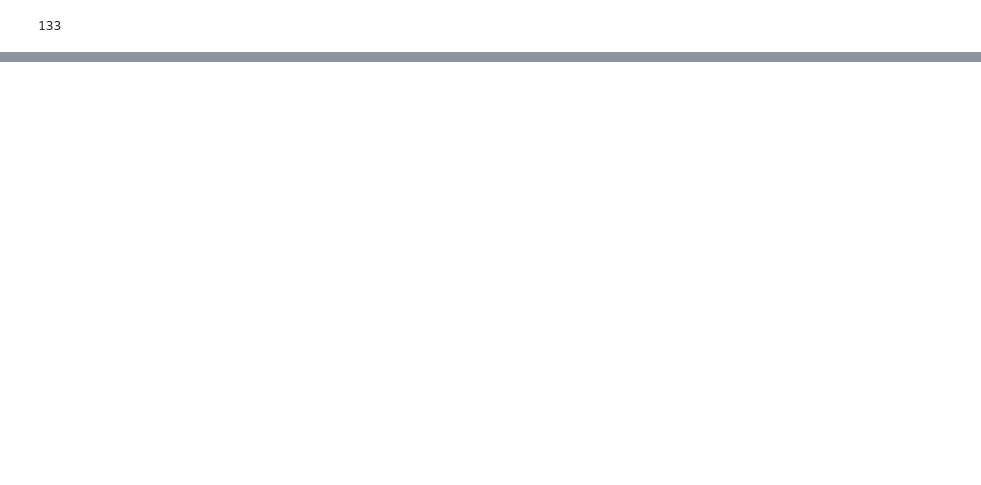
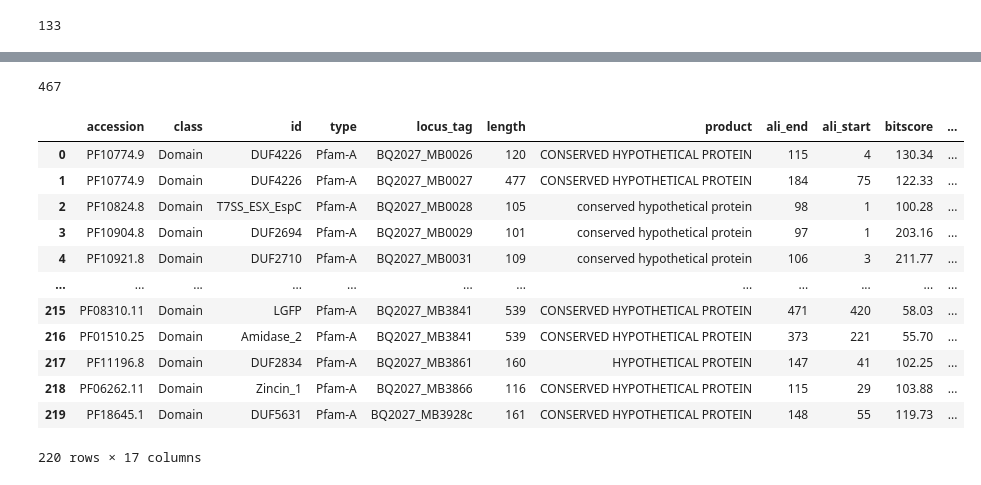
Before and after one commit to dmnfarrell/snipgenie, a Jupyter notebook: notebooks/PE_PPE.ipynb, the cells around one changed output, grey strips where cells are left out. Drawn from its saved outputs; the diff is of its cells as text; code cells hidden in the pictures; blank space fills up the shorter version.

```diff
--- a/notebooks/PE_PPE.ipynb
+++ b/notebooks/PE_PPE.ipynb
@@ -78,0 +88,34 @@ res
+# %%
+labels=['hypothetical protein','conserved protein','conserved hypothetical',
+        'unknown protein','uncharacterized','hypothetical alanine']
+def find_unknown(x):
+    for l in labels:
+        if l in str(x).lower():
+            return True
+    return False
+
+g['hypothetical'] = g['product'].apply(find_unknown,1)
+h = g[g.hypothetical==True]
+print (len(h))
+# %% [output]
+467
+# %%
+#known = pd.read_csv('hypothetical_pfam.csv')
+res2 = find_pfam_domains(h)
+res2.to_csv('hypothetical_pfam.csv')
+# %%
+res2
+# %% [output]
+|  | accession | class | id | type | locus_tag | length | product | ali_end | ali_start | bitscore | ... |
+| 0 | PF10774.9 | Domain | DUF4226 | Pfam-A | BQ2027_MB0026 | 120 | CONSERVED HYPOTHETICAL PROTEIN | 115 | 4 | 130.34 | ... |
+| 1 | PF10774.9 | Domain | DUF4226 | Pfam-A | BQ2027_MB0027 | 477 | CONSERVED HYPOTHETICAL PROTEIN | 184 | 75 | 122.33 | ... |
+| 2 | PF10824.8 | Domain | T7SS_ESX_EspC | Pfam-A | BQ2027_MB0028 | 105 | conserved hypothetical protein | 98 | 1 | 100.28 | ... |
+| 3 | PF10904.8 | Domain | DUF2694 | Pfam-A | BQ2027_MB0029 | 101 | conserved hypothetical protein | 97 | 1 | 203.16 | ... |
+| 4 | PF10921.8 | Domain | DUF2710 | Pfam-A | BQ2027_MB0031 | 109 | conserved hypothetical protein | 106 | 3 | 211.77 | ... |
+| ... | ... | ... | ... | ... | ... | ... | ... | ... | ... | ... | ... |
+| 215 | PF08310.11 | Domain | LGFP | Pfam-A | BQ2027_MB3841 | 539 | CONSERVED HYPOTHETICAL PROTEIN | 471 | 420 | 58.03 | ... |
+| 216 | PF01510.25 | Domain | Amidase_2 | Pfam-A | BQ2027_MB3841 | 539 | CONSERVED HYPOTHETICAL PROTEIN | 373 | 221 | 55.70 | ... |
+| 217 | PF11196.8 | Domain | DUF2834 | Pfam-A | BQ2027_MB3861 | 160 | HYPOTHETICAL PROTEIN | 147 | 41 | 102.25 | ... |
+| 218 | PF06262.11 | Domain | Zincin_1 | Pfam-A | BQ2027_MB3866 | 116 | CONSERVED HYPOTHETICAL PROTEIN | 115 | 29 | 103.88 | ... |
+| 219 | PF18645.1 | Domain | DUF5631 | Pfam-A | BQ2027_MB3928c | 161 | CONSERVED HYPOTHETICAL PROTEIN | 148 | 55 | 119.73 | ... |
+220 rows × 17 columns
```
Also changed, not shown: parts of 4 cells of this notebook, 5 other files.
